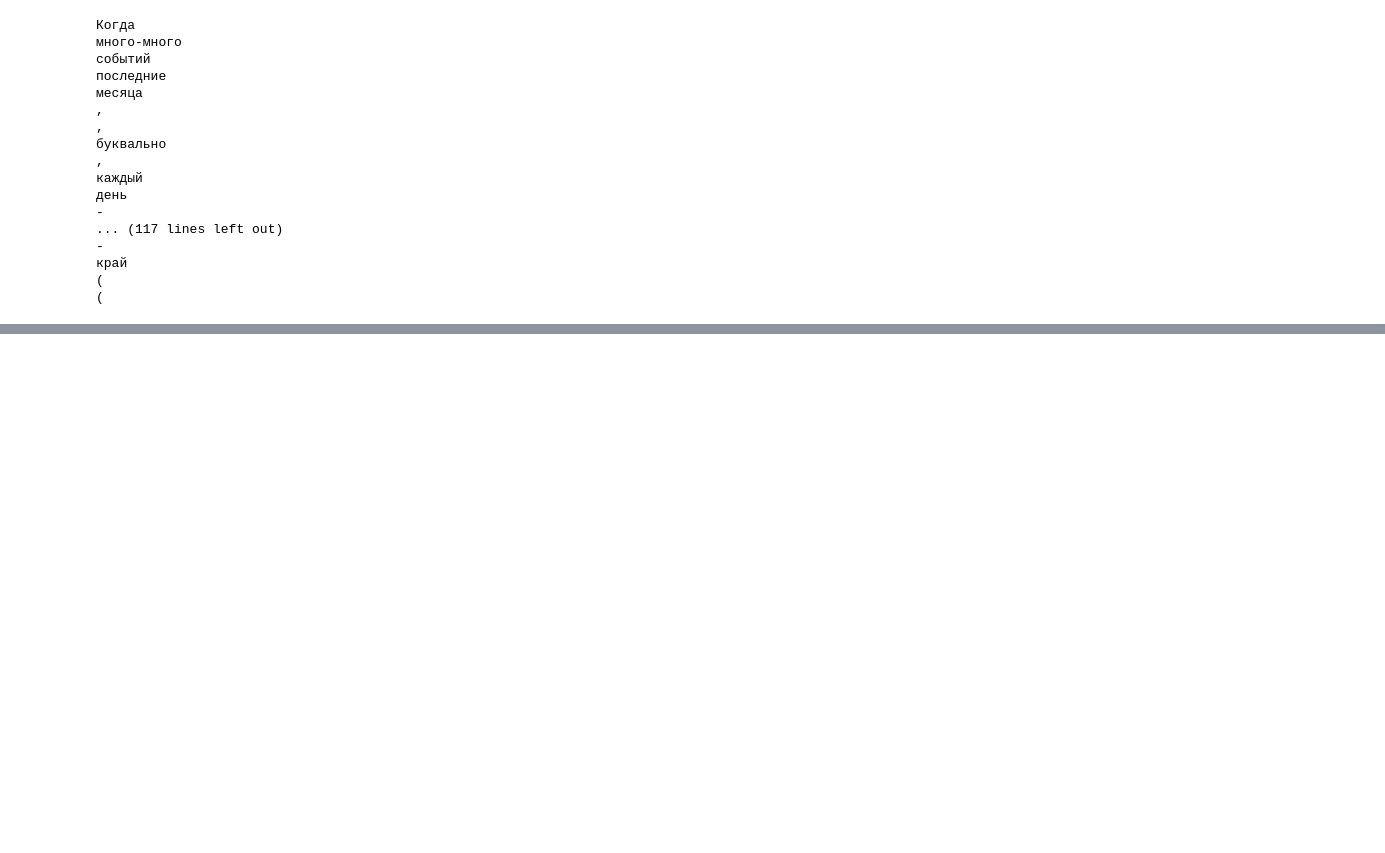
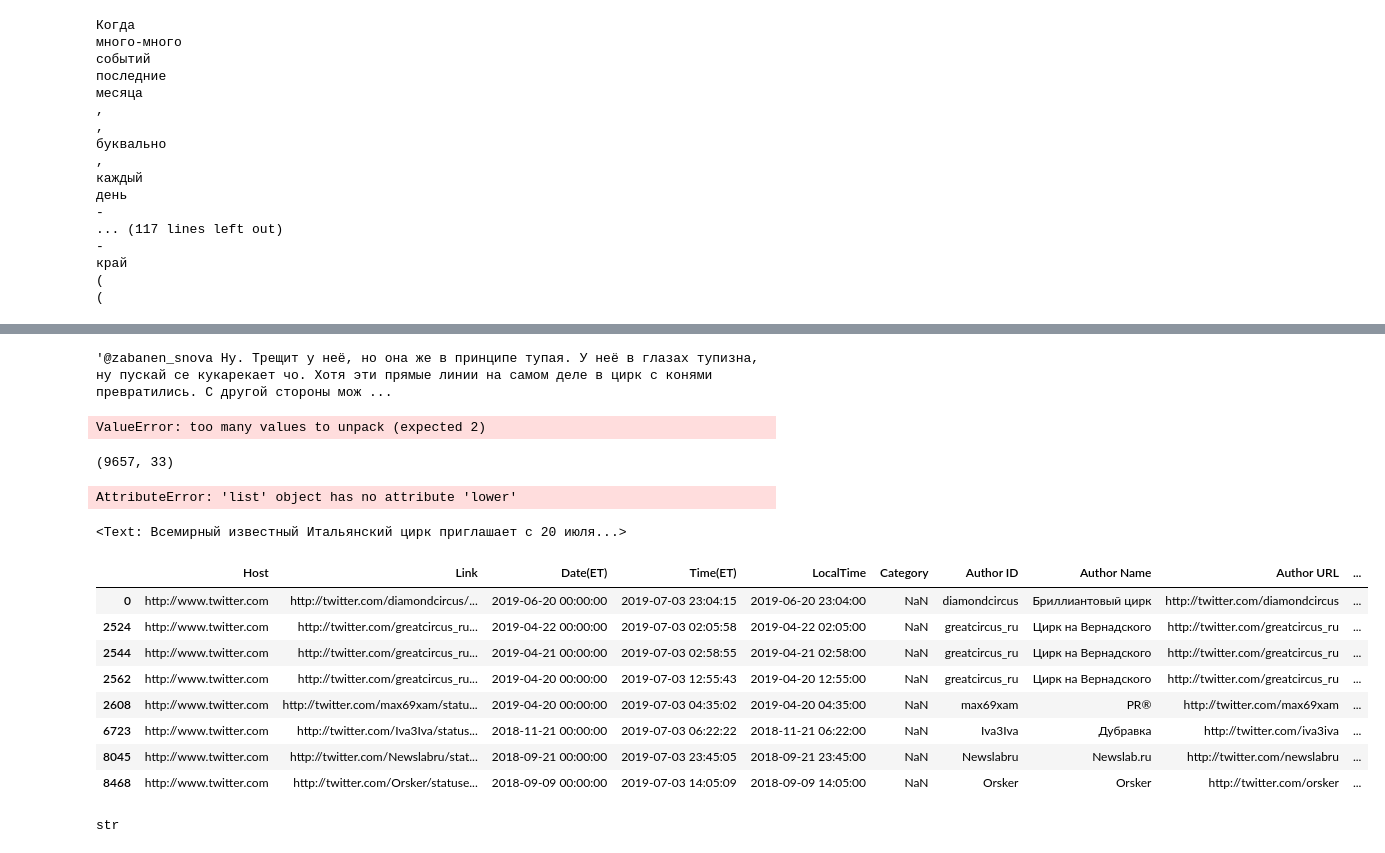
Before and after one commit to happywanderer/techday_nlp_demo, a Jupyter notebook: Jim/Russian Language Test.ipynb, the cells around one changed output, grey strips where cells are left out. Saved outputs shown, nothing was run; the diff lists cells and outputs as text; code cells hidden in the pictures; blank space fills up the shorter version.

```diff
--- a/Jim/Russian Language Test.ipynb
+++ b/Jim/Russian Language Test.ipynb
@@ -41,7 +47,6 @@ import nltk.data
 # Tokenizes the Russian text stored in the "text" variable and then prints the origianl text as well as the tokenized results.
 
 tokenizer = nltk.data.load('tokenizers/punkt/russian.pickle')
-text = 'Когда было много-много событий за последние два месяца, вот, буквально, каждый день по два - три мероприятия - конкурсы по разным дисциплинам, концерты - то инструменты, то хореография, экзамены в художественной школе, в новую школу по математике, дни рождения с родственниками и столами, участие в спектаклях... А мама что? Мама родительский комитет и всё это организовывыла, включая выпускной. В общем, итог прекрасный, два красных диплома ДШИ, три отделения закончили и новая школа на горизонте, но... как восстановиться? Мне сейчас даже дышать неимоверно трудно(( Есть какая-то быстрая помощь? Питание, физнагрузки или покой, что-то ещё? Пока только Ламбруско могу пить) Может фильм посмотреть? Ёлки, и это я ещё опытная, с многолетним стажем в РК))) И, надо же, так навернулась...))))))) Вот прям чувствую, что край - край(('
-print("Before:", tokenizer.tokenize(text))
-print('')
-print("After:", nltk.word_tokenize(text))
+#text = 'Когда было много-много событий за последние два месяца, вот, буквально, каждый день по два - три мероприятия - конкурсы по разным дисциплинам, концерты - то инструменты, то хореография, экзамены в художественной школе, в новую школу по математике, дни рождения с родственниками и столами, участие в спектаклях... А мама что? Мама родительский комитет и всё это организовывыла, включая выпускной. В общем, итог прекрасный, два красных диплома ДШИ, три отделения закончили и новая школа на горизонте, но... как восстановиться? Мне сейчас даже дышать неимоверно трудно(( Есть какая-то быстрая помощь? Питание, физнагрузки или покой, что-то ещё? Пока только Ламбруско могу пить) Может фильм посмотреть? Ёлки, и это я ещё опытная, с многолетним стажем в РК))) И, надо же, так навернулась...))))))) Вот прям чувствую, что край - край(('
+#text = re.sub('[?.,();:]', ' ', text)
+#print(nltk.word_tokenize(text))
@@ -88,3 +99,5 @@ ru_stopwords
  'конечно',
  'всю',
  'между']
+# %%
+rustopwords = ' '.join(ru_stopwords[:])
@@ -127,0 +147,7 @@ text_ru = nltk.Text(tokens)
+# %%
+# read in dfs
+forumsdf = pd.read_csv(r'C:\Users\595872\Desktop\Data_Science\Examples\techday_nlp_demo\data\clean_dfs\forums.csv')
+newsdf = pd.read_csv(r'C:\Users\595872\Desktop\Data_Science\Examples\techday_nlp_demo\data\clean_dfs\news.csv')
+instagramdf = pd.read_csv(r'C:\Users\595872\Desktop\Data_Science\Examples\techday_nlp_demo\data\clean_dfs\instagram.csv')
+tumblrdf = pd.read_csv(r'C:\Users\595872\Desktop\Data_Science\Examples\techday_nlp_demo\data\clean_dfs\tumblr.csv')
+twitterdf = pd.read_csv(r'C:\Users\595872\Desktop\Data_Science\Examples\techday_nlp_demo\data\clean_dfs\twitter.csv')
@@ -127,0 +169,4 @@ text_ru = nltk.Text(tokens)
+# %%
+twitter_contents[4]
+# %% [output]
+'@zabanen_snova Ну. Трещит у неё, но она же в принципе тупая. У неё в глазах тупизна, ну пускай се кукарекает чо. Хотя эти прямые линии на самом деле в цирк с конями превратились. С другой стороны мож ...
@@ -127,0 +205,42 @@ text_ru = nltk.Text(tokens)
+# %%
+#text3 = cleanup(twitter_contents[4])
+import time
+start = time.time()
+
+cleantext, tokens = twitterdf.Contents.apply(cleanup)
+print(output_list)
+twitterdf['Cleaned_Text'] = cleantext
+twitterdf['Tokenized_Text'] = tokens
+end = time.time()
+print(end-start)
+#print(text3, '\n\n\n', twitter_contents[4])
+# %% [output]
+ValueError: too many values to unpack (expected 2)
+# %%
+twitterdf.shape
+# %% [output]
+(9657, 33)
+# %%
+#twitter_contents
+tokens = []
+
+#for word in tokens:
+    #if word not in ru_stopwords:
+     #   print(word)
+
+#print(type(tokens))
+
+for x in twitter_contents[0:10]:
+    #print(x)
+    tokens.append(nltk.word_tokenize(x))
+#print(tokens[0])
+
+#tokens = nltk.word_tokenize(twitter_contents)
+#tokens_text = nltk.Text(tokens)
+tokens_text.concordance('Всемирный')
+# %% [output]
+AttributeError: 'list' object has no attribute 'lower'
+# %%
+tokens_text
+# %% [output]
+<Text: Всемирный известный Итальянский цирк приглашает с 20 июля...>
@@ -127,0 +251,12 @@ text_ru = nltk.Text(tokens)
+# %%
+twitterdf[twitterdf.Contents.str.contains('Всемирный')]
+# %% [output]
+|  | Host | Link | Date(ET) | Time(ET) | LocalTime | Category | Author ID | Author Name | Author URL | ... |
+| 0 | http://www.twitter.com | http://twitter.com/diamondcircus/... | 2019-06-20 00:00:00 | 2019-07-03 23:04:15 | 2019-06-20 23:04:00 | NaN | diamondcircus | Бриллиантовый цирк | http://twitter.com/diamondcircus | ... |
+| 2524 | http://www.twitter.com | http://twitter.com/greatcircus_ru... | 2019-04-22 00:00:00 | 2019-07-03 02:05:58 | 2019-04-22 02:05:00 | NaN | greatcircus_ru | Цирк на Вернадского | http://twitter.com/greatcircus_ru | ... |
+| 2544 | http://www.twitter.com | http://twitter.com/greatcircus_ru... | 2019-04-21 00:00:00 | 2019-07-03 02:58:55 | 2019-04-21 02:58:00 | NaN | greatcircus_ru | Цирк на Вернадского | http://twitter.com/greatcircus_ru | ... |
+| 2562 | http://www.twitter.com | http://twitter.com/greatcircus_ru... | 2019-04-20 00:00:00 | 2019-07-03 12:55:43 | 2019-04-20 12:55:00 | NaN | greatcircus_ru | Цирк на Вернадского | http://twitter.com/greatcircus_ru | ... |
+| 2608 | http://www.twitter.com | http://twitter.com/max69xam/statu... | 2019-04-20 00:00:00 | 2019-07-03 04:35:02 | 2019-04-20 04:35:00 | NaN | max69xam | PR® | http://twitter.com/max69xam | ... |
+| 6723 | http://www.twitter.com | http://twitter.com/Iva3Iva/status... | 2018-11-21 00:00:00 | 2019-07-03 06:22:22 | 2018-11-21 06:22:00 | NaN | Iva3Iva | Дубравка | http://twitter.com/iva3iva | ... |
+| 8045 | http://www.twitter.com | http://twitter.com/Newslabru/stat... | 2018-09-21 00:00:00 | 2019-07-03 23:45:05 | 2018-09-21 23:45:00 | NaN | Newslabru | Newslab.ru | http://twitter.com/newslabru | ... |
+| 8468 | http://www.twitter.com | http://twitter.com/Orsker/statuse... | 2018-09-09 00:00:00 | 2019-07-03 14:05:09 | 2018-09-09 14:05:00 | NaN | Orsker | Orsker | http://twitter.com/orsker | ... |
@@ -127,0 +265,4 @@ text_ru = nltk.Text(tokens)
+# %%
+type(rus_sample)
+# %% [output]
+str
```
Also changed, not shown: parts of 14 cells of this notebook.
